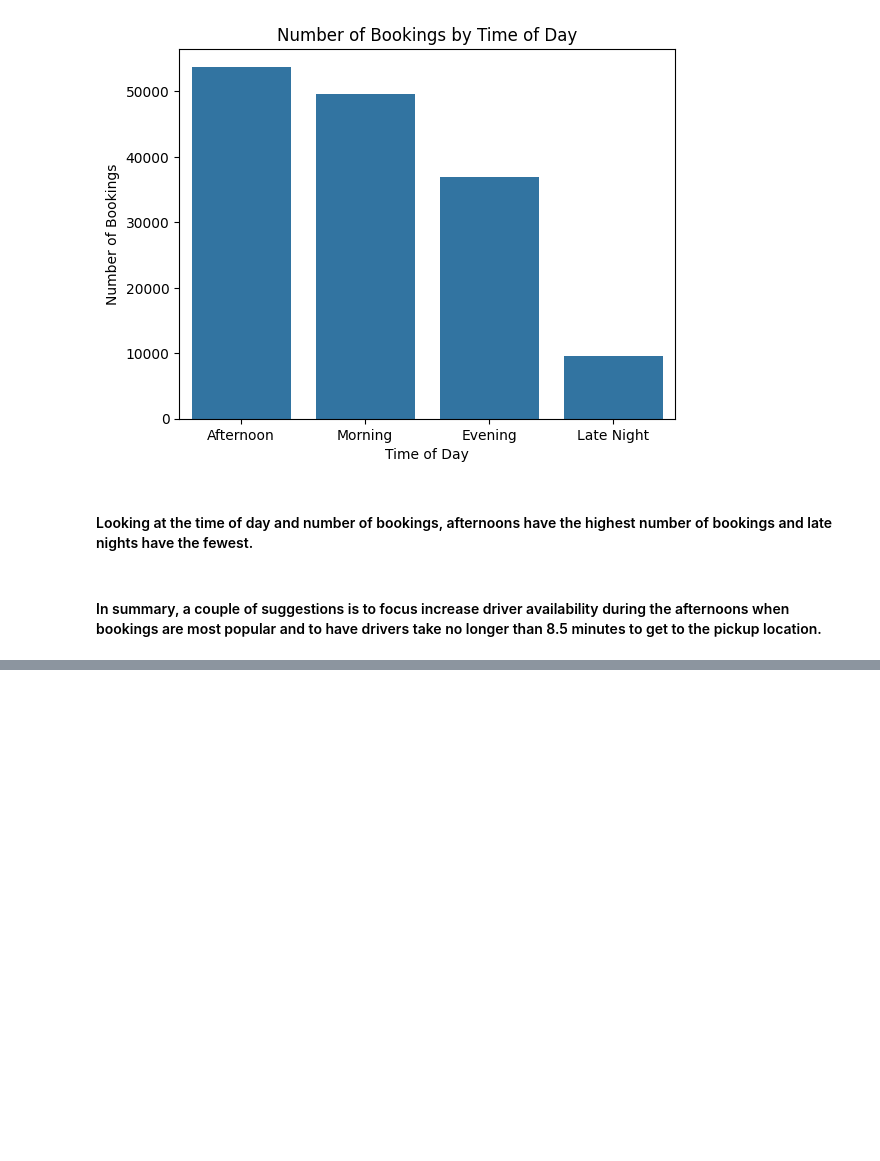
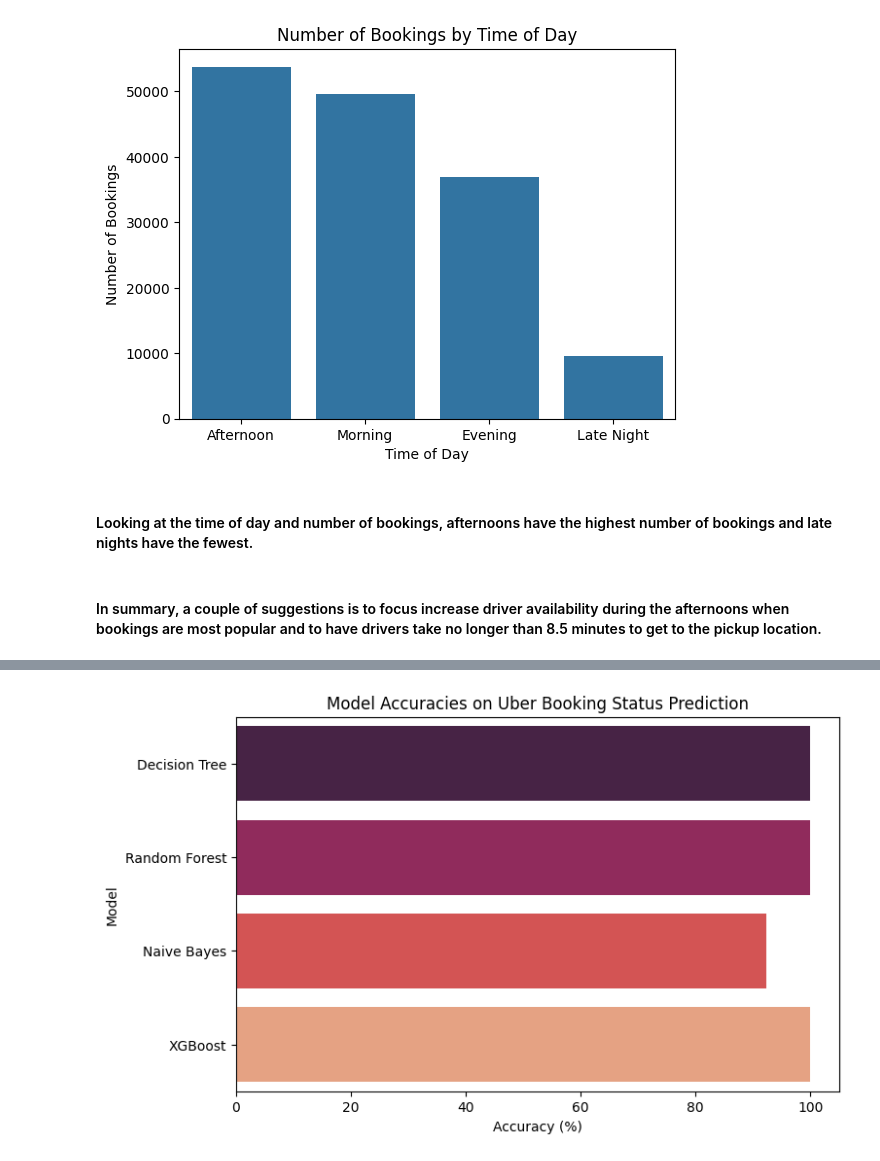
Before and after one commit to grng1560/grng1560.github.io, a Jupyter notebook: UberDataAnalysis.ipynb, the cells around one changed output, grey strips where cells are left out. Drawn from its saved outputs; the diff is of its cells as text; code cells hidden in the pictures; blank space fills up the shorter version.

Commit message:
Add files via upload
Added machine learning portion with Naive Bayes, Random Forest, Decision Tree

```diff
--- a/UberDataAnalysis.ipynb
+++ b/UberDataAnalysis.ipynb
@@ -376,0 +389,2 @@ plt.show()
+# %%
+df = df2
@@ -376,0 +425,29 @@ plt.show()
+# %%
+# Initialize models
+models = {
+    # "Logistic Regression": LogisticRegression(max_iter=1000, solver = 'saga'),
+    "Decision Tree": DecisionTreeClassifier(max_depth=5, random_state=42),
+    "Random Forest": RandomForestClassifier(n_estimators=50, max_depth=5, n_jobs=-1, random_state=42),
+    "Naive Bayes": GaussianNB(),
+#     "SVM": SVC(),
+#     "KNN": KNeighborsClassifier()
+}
+
+
+try:
+    from xgboost import XGBClassifier
+    models["XGBoost"] = XGBClassifier(n_estimators=50, max_depth=5, use_label_encoder=False, eval_metric='mlogloss', random_state=42)
+except ImportError:
+    print("XGBoost not installed, skipping...")
+
+# Train & evaluate
+accuracies = {}
+for name, model in models.items():
+    model.fit(X_train, y_train)
+    preds = model.predict(X_test)
+    acc = accuracy_score(y_test, preds) * 100
+    accuracies[name] = round(acc, 2)
+
+
+results_df = pd.DataFrame(list(accuracies.items()), columns=["Model", "Accuracy (%)"])
+print(results_df)
@@ -376,0 +463,10 @@ plt.show()
+# %%
+# Plot bar chart
+plt.figure(figsize=(8,5))
+sns.barplot(x="Accuracy (%)", y="Model", data=results_df, hue = 'Model', legend = False, palette="rocket")
+plt.title("Model Accuracies on Uber Booking Status Prediction")
+plt.xlabel("Accuracy (%)")
+plt.ylabel("Model")
+plt.show()
+# %% [output]
+[figure, added]
```
Also changed, not shown: parts of 10 cells of this notebook.
